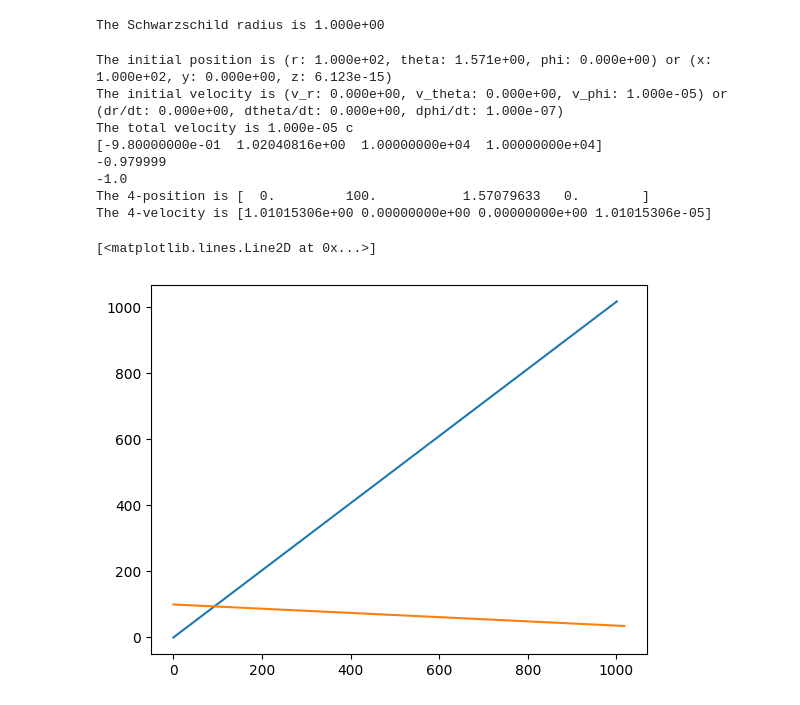
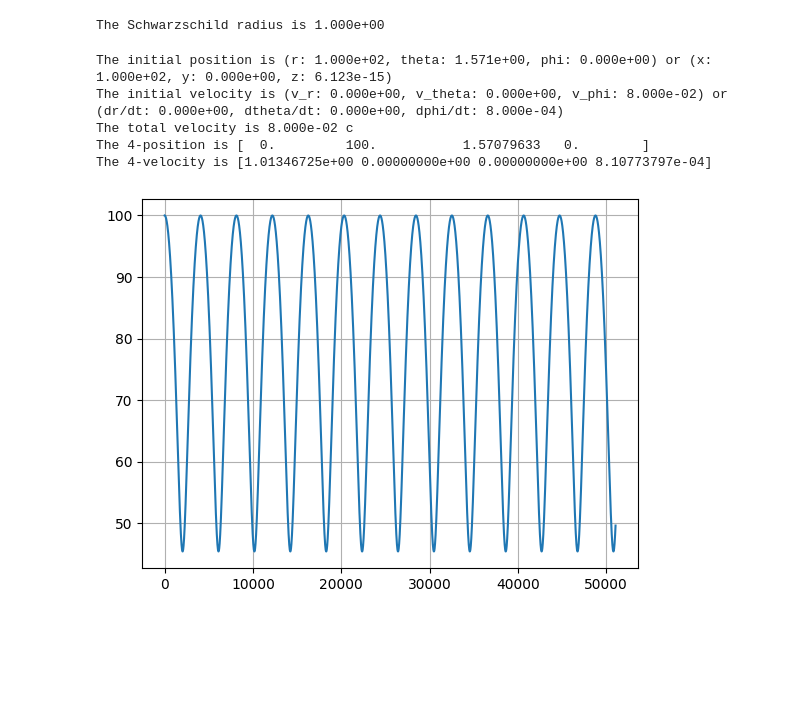
Before and after one commit to Giacomo-Menegatti/Astronomy, a Jupyter notebook: GR_Schwarzschild.ipynb, the cells around one changed output. Cells and saved outputs as stored; diff of their text form; code cells hidden in the pictures; blank space fills up the shorter version.

```diff
--- a/GR_Schwarzschild.ipynb
+++ b/GR_Schwarzschild.ipynb
@@ -49,16 +50,16 @@ def Chr(x, Rs):
   ch[1][1][1] = -Rs/(r*(r-2*Rs))    # r-rr
 
   ch[1][2][2] = -(r-2*Rs)     # r-theta theta
-  ch[2][1][2] = -(r-2*Rs)     # theta - r theta
-  ch[2][2][1] = -(r-2*Rs)     # theta - theta r
+  ch[2][1][2] = 1/r    # theta - r theta
+  ch[2][2][1] = 1/r     # theta - theta r
 
-  ch[1][3][3] = -(r-2*Rs)*np.sin(2*theta)    # r- phi phi
+  ch[1][3][3] = -(r-2*Rs)*np.sin(theta)**2   # r- phi phi
   ch[3][1][3] = 1/r    # phi- r phi
   ch[3][3][1] = 1/r    # phi- phi r
 
-  ch[2][3][3] = -0.5*np.sin(2*theta)   # theta - phi phi
-  ch[3][2][3] = np.sin(theta)/np.cos(theta)   # phi - theta phi
-  ch[3][3][2] = np.sin(theta)/np.cos(theta)   # phi - phi theta
+  ch[2][3][3] = -np.sin(theta)*np.cos(theta)   # theta - phi phi
+  ch[3][2][3] = np.cos(theta)/np.sin(theta)   # phi - theta phi
+  ch[3][3][2] = np.cos(theta)/np.sin(theta)   # phi - phi theta
 
   return ch
 
@@ -66,7 +67,7 @@ def Christoffel(Rs):
   return lambda x: Chr(x,Rs)
 
 def dot(a,b,g): #Doct product with the metric
-  return np.dot(a,np.dot(g, b))
+  return np.dot(b,np.dot(g, a))
 
 def spher2cart(x):  #Spherical to cartesian coordinates
   r, theta, phi = x[0], x[1], x[2]
@@ -84,7 +85,7 @@ The Schwarzschild radius is 1.000e+00
 #Initial position and speed
 
 x = (1e2, 0.5*np.pi, 0)  # (r, theta, phi)
-v = (0,0,1e-5)          # (v_r, v_theta, v_phi) in c units
+v = (0,0,8e-2)         # (v_r, v_theta, v_phi) in c units
 
 x_cart = spher2cart(x)
 print(f'The initial position is (r: {x[0]:.3e}, theta: {x[1]:.3e}, phi: {x[2]:.3e}) or (x: {x_cart[0]:.3e}, y: {x_cart[1]:.3e}, z: {x_cart[2]:.3e})')
@@ -97,38 +98,31 @@ print(f'The total velocity is {np.linalg.norm(v):.3e} c')
 x = np.array([0, x[0], x[1], x[2]])
 
 # u is found by using u*u = -1 and u0 = dt/dtau
-u = np.array([1, v[0], v[1], v[2]])
-print(g(x).diagonal())
-print(dot(u,u,g(x)))
+u = np.array([1, dx[0], dx[1], dx[2]])
 u0 = (-1/dot(u,u,g(x)))**0.5
 u = u0*u
-print(dot(u,u,g(x)))
 
 print(f'The 4-position is {x}')
 print(f'The 4-velocity is {u}')
 # %% [output]
 The initial position is (r: 1.000e+02, theta: 1.571e+00, phi: 0.000e+00) or (x: 1.000e+02, y: 0.000e+00, z: 6.123e-15)
-The initial velocity is (v_r: 0.000e+00, v_theta: 0.000e+00, v_phi: 1.000e-05) or (dr/dt: 0.000e+00, dtheta/dt: 0.000e+00, dphi/dt: 1.000e-07)
-The total velocity is 1.000e-05 c
-[-9.80000000e-01  1.02040816e+00  1.00000000e+04  1.00000000e+04]
--0.979999
--1.0
+The initial velocity is (v_r: 0.000e+00, v_theta: 0.000e+00, v_phi: 8.000e-02) or (dr/dt: 0.000e+00, dtheta/dt: 0.000e+00, dphi/dt: 8.000e-04)
+The total velocity is 8.000e-02 c
 The 4-position is [  0.         100.           1.57079633   0.        ]
-The 4-velocity is [1.01015306e+00 0.00000000e+00 0.00000000e+00 1.01015306e-05]
+The 4-velocity is [1.01346725e+00 0.00000000e+00 0.00000000e+00 8.10773797e-04]
 # %%
 def f(tau, y):
   x, u = y[0:4], y[4:]
-  dx = u
-  du = -np.dot(np.dot(u, christoffel(x)[:]), u)
-  return np.concatenate([dx,du])
+  return np.concatenate([u,-np.dot(np.dot(u, christoffel(x)), u)])
 
-t0, tf = 0, 1e6
+t0, tf = 0, 5e4
 
 y0 = np.concatenate([x,u])
-Y = solve_ivp(f, t_span=(t0, tf), y0=y0, t_eval=np.linspace(t0,tf,1000), rtol=1e-6)
+Y = solve_ivp(f, t_span=(t0, tf), y0=y0, t_eval = np.linspace(t0,tf,10000), rtol=1e-9)
 
-plt.plot(Y.t, Y.y[0])
+#plt.plot(Y.t, Y.y[0])
+plt.grid()
 plt.plot(Y.y[0], Y.y[1])
+df = pd.DataFrame()
 # %% [output]
-[<matplotlib.lines.Line2D at 0x...>]
-[figure, old version]
+[figure, new version]
```
Also changed, not shown: parts of 1 cell of this notebook.
